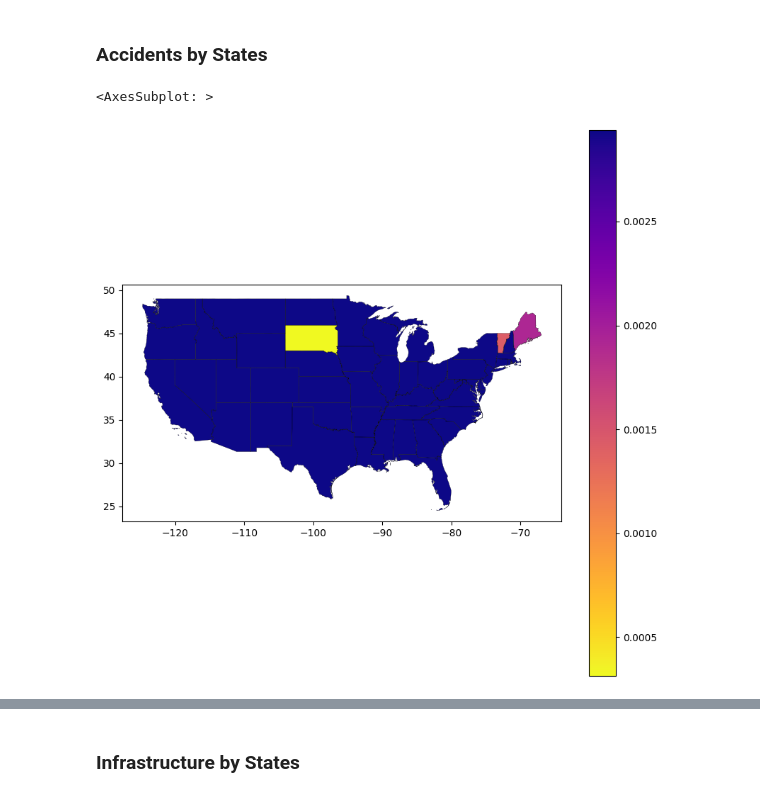
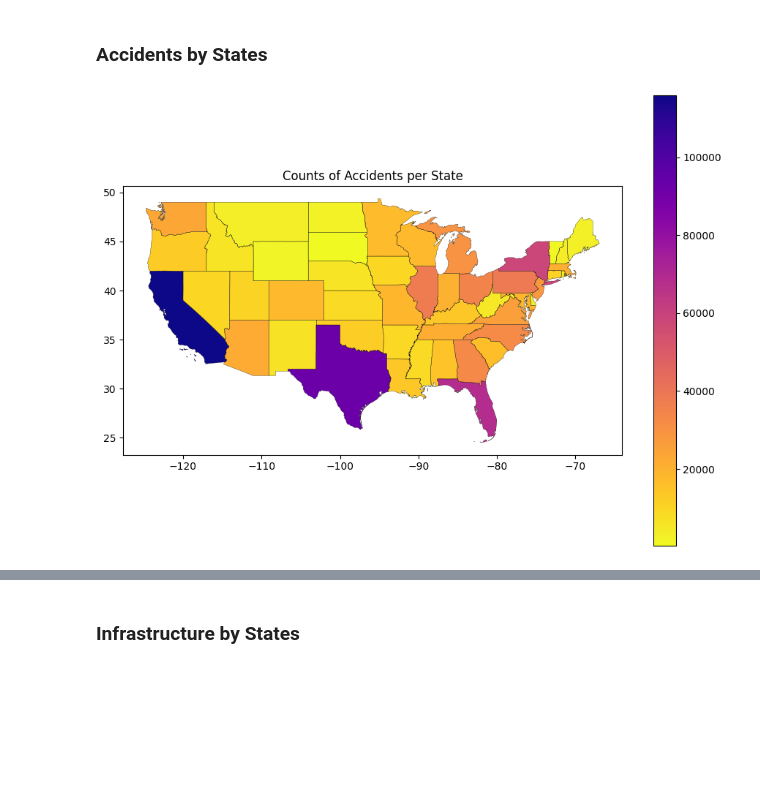
Before and after one commit to fletchmur/car-accidents, a Jupyter notebook: geographic.ipynb, the cells around one changed output, grey strips where cells are left out. Saved outputs shown, nothing was run; the diff lists cells and outputs as text; code cells hidden in the pictures; blank space fills up the shorter version.

Commit message:
added figures

```diff
--- a/geographic.ipynb
+++ b/geographic.ipynb
@@ -132,16 +129,35 @@ population["STATEFP"] = population["State"].map(state_codes)
 # %% [markdown]
 ### Accidents by States
 # %%
-counts_by_state = accident_data.groupby('STATEFP')[['State']].count().reset_index().rename(columns={"State": "counts"})
-counts_by_state = counts_by_state.merge(population[["STATEFP", "2024"]], on="STATEFP", how="left")
-counts_by_state["percapita"] = counts_by_state["counts"] / counts_by_state["2024"]
+counts_by_state = (
+    accident_data
+    .groupby('STATEFP')[['State']]
+    .count()
+    .reset_index()
+    .rename(columns={"State": "counts"})
+)
+
+# make sure population is numeric
+population['2024'] = population['2024'].astype(float)
+
+# merge in population
+counts_by_state = counts_by_state.merge(
+    population[['STATEFP', '2024']],
+    on='STATEFP',
+    how='left'
+)
+
+# compute accidents per 100,000 people
+counts_by_state['per100k'] = counts_by_state['counts'] / counts_by_state['2024'] * 100_000
 # %%
 geographic_data = gpd.GeoDataFrame(counts_by_state.merge(state_data, on='STATEFP'), geometry='geometry')
 # %%
-fig, ax = plt.subplots(1, figsize=(10,10))
+fig, ax = plt.subplots(1, figsize=(11,8))
 state_data.to_crs("5071")
 state_data.boundary.plot(linewidth=0.2, color='black', ax=ax)
-geographic_data.plot(column='percapita', legend=True, cmap='plasma_r', ax=ax)
+geographic_data.plot(column='counts', legend=True, cmap='plasma_r', ax=ax)
+plt.title("Counts of Accidents per State")
+plt.axis("off")
+plt.savefig("figures/accidents_per_state")
 # %% [output]
-<AxesSubplot: >
-[figure, old version]
+[figure, new version]
```
Also changed, not shown: parts of 6 cells of this notebook, 6 other files.
